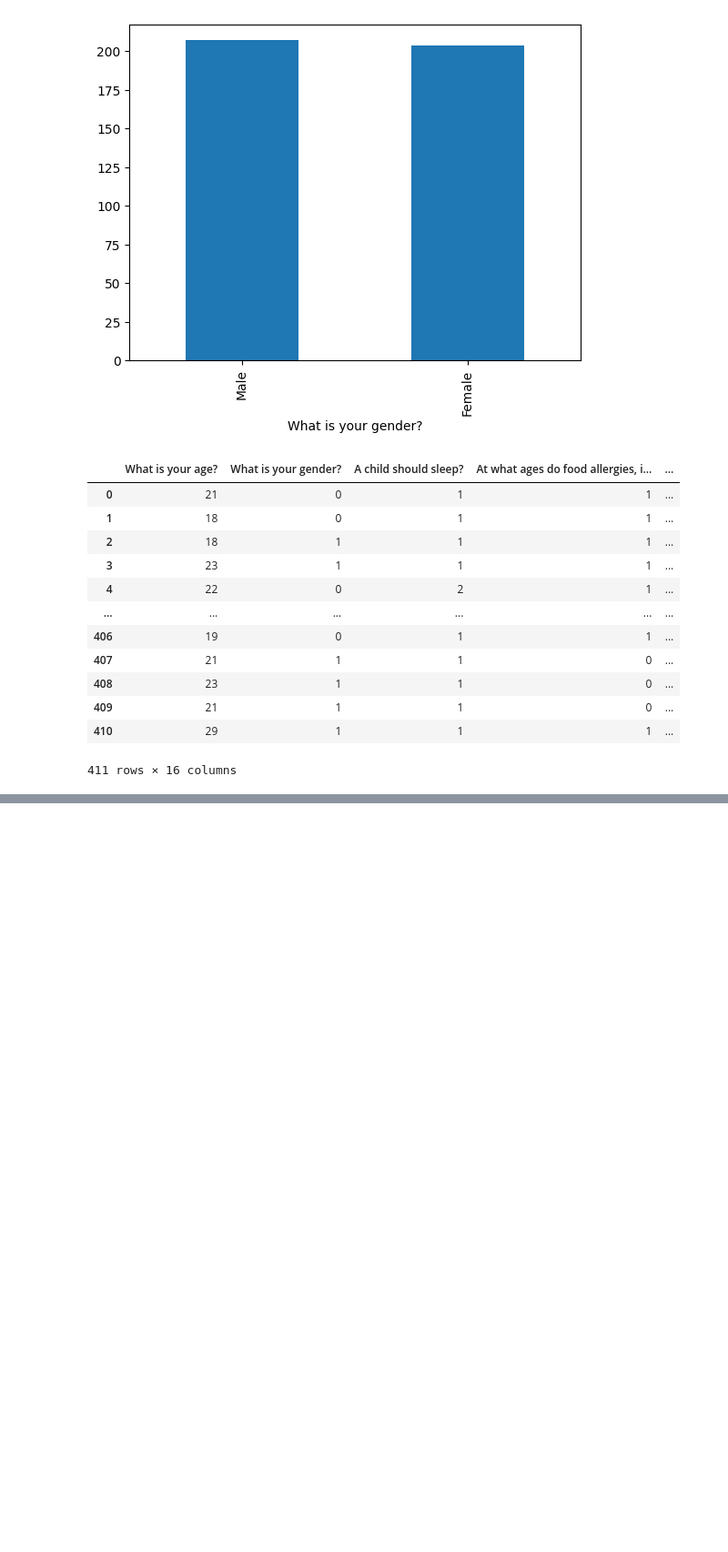
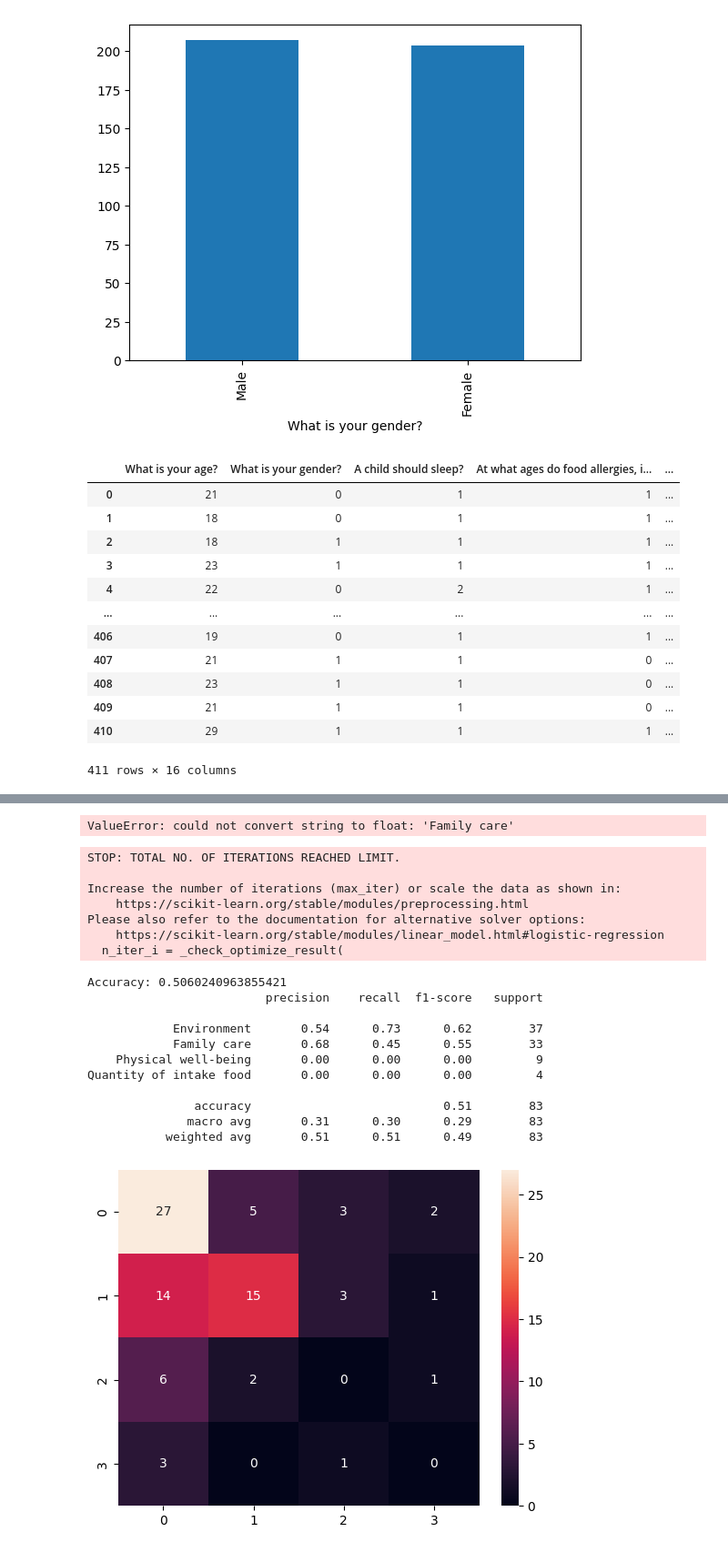
Before and after one commit to delowarshizar/Practice, a Jupyter notebook: labdml26.ipynb, the cells around one changed output, grey strips where cells are left out. Shown: that part at 91% size. Cells and saved outputs as stored; diff of their text form; code cells hidden in the pictures; blank space fills up the shorter version.

```diff
--- a/labdml26.ipynb
+++ b/labdml26.ipynb
@@ -100,0 +211,9 @@ df
+# %%
+from sklearn.ensemble import LinearRegression
+lr=LinearRegression()
+lr.fit(xtrain,ytrain)
+
+from sklearn.metrics import accuracy_score,confusion_matrix,classification_report
+accuracy_score(ytest,ypred)
+sns.heatmap(confusion_matrix(ytest,ypred),annot=True)
+print(classification_report(ytest,ypred))
@@ -100,0 +222,9 @@ df
+# %%
+from sklearn.ensemble import LogisticRegression
+lor=LogisticRegression()
+lor.fit(xtrain,ytrain)
+
+from sklearn.metrics import accuracy_score,confusion_matrix,classification_report
+accuracy_score(ytest,ypred)
+sns.heatmap(confusion_matrix(ytest,ypred),annot=True)
+print(classification_report(ytest,ypred))
@@ -100,0 +237,43 @@ df
+# %%
+from sklearn.linear_model import LinearRegression
+
+lr = LinearRegression()
+lr.fit(xtrain, ytrain)
+ypred = lr.predict(xtest)
+
+# For regression: use R² or MSE instead of accuracy
+from sklearn.metrics import mean_squared_error, r2_score
+print("MSE:", mean_squared_error(ytest, ypred))
+print("R² Score:", r2_score(ytest, ypred))
+# %% [output]
+ValueError: could not convert string to float: 'Family care'
+# %%
+from sklearn.linear_model import LogisticRegression
+
+logreg = LogisticRegression()
+logreg.fit(xtrain, ytrain)
+ypred = logreg.predict(xtest)
+
+print("Accuracy:", accuracy_score(ytest, ypred))
+sns.heatmap(confusion_matrix(ytest, ypred), annot=True)
+print(classification_report(ytest, ypred))
+# %% [output]
+STOP: TOTAL NO. OF ITERATIONS REACHED LIMIT.
+
+Increase the number of iterations (max_iter) or scale the data as shown in:
+    https://scikit-learn.org/stable/modules/preprocessing.html
+Please also refer to the documentation for alternative solver options:
+    https://scikit-learn.org/stable/modules/linear_model.html#logistic-regression
+  n_iter_i = _check_optimize_result(
+Accuracy: 0.5060240963855421
+                         precision    recall  f1-score   support
+
+            Environment       0.54      0.73      0.62        37
+            Family care       0.68      0.45      0.55        33
+    Physical well-being       0.00      0.00      0.00         9
+Quantity of intake food       0.00      0.00      0.00         4
+
+               accuracy                           0.51        83
+              macro avg       0.31      0.30      0.29        83
+           weighted avg       0.51      0.51      0.49        83
+[figure, added]
```
Also changed, not shown: parts of 19 cells of this notebook.
